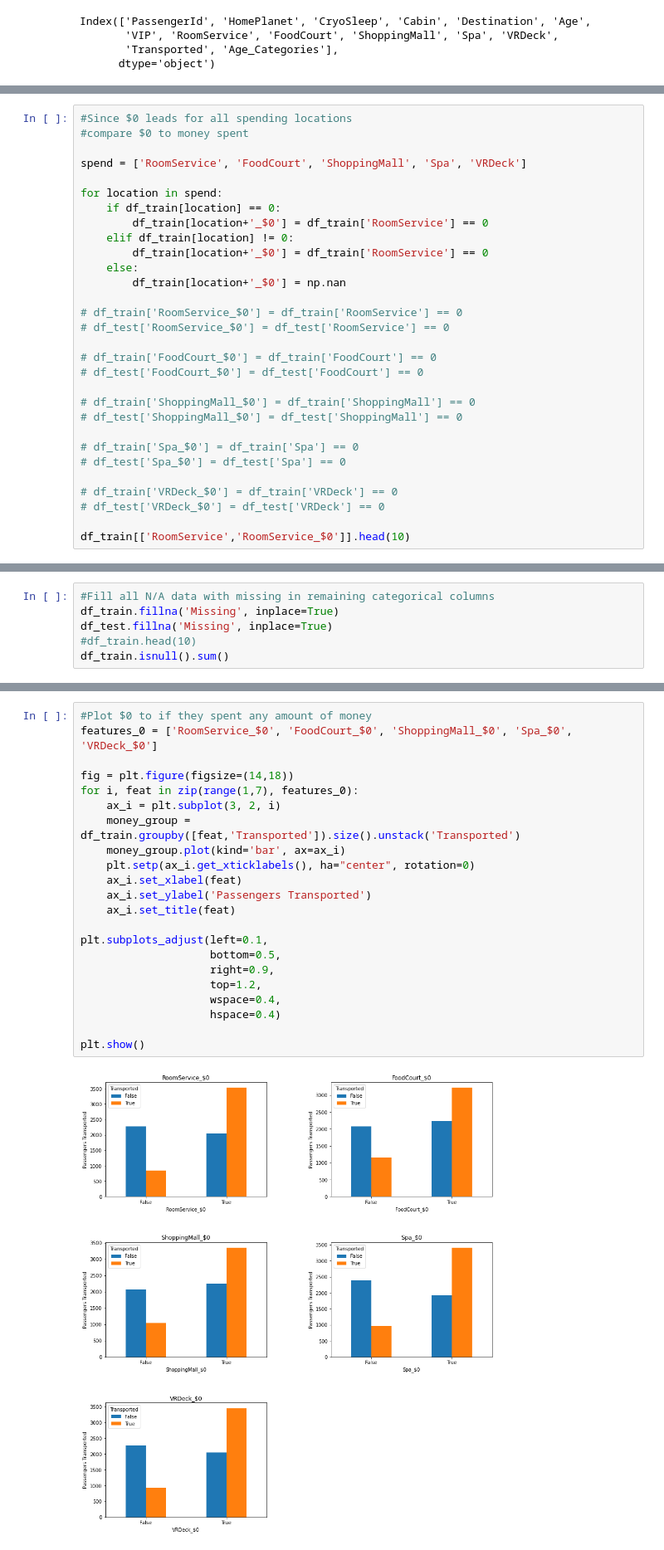
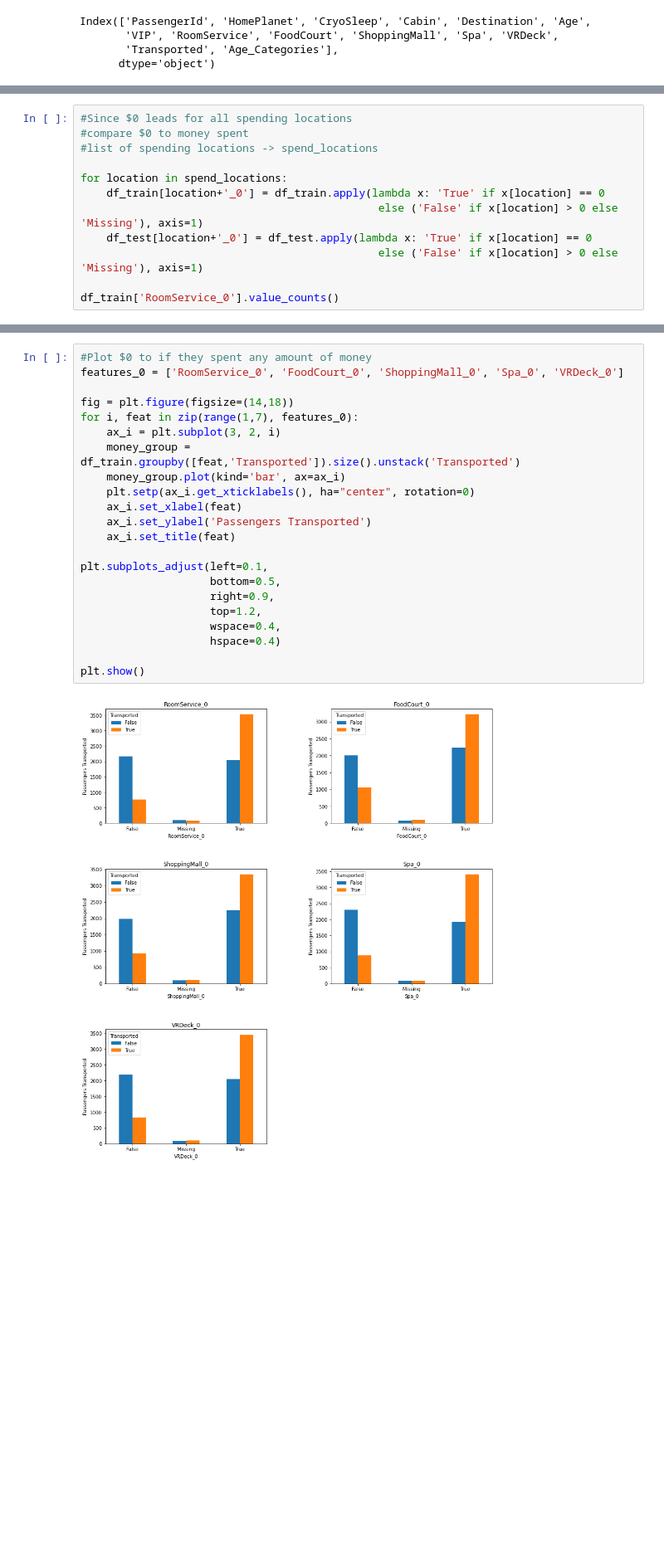
Before and after one commit to lynnmench/Spaceship_Titanic_Kaggle, a Jupyter notebook: Data_Clean_Analyze_SpaceshipTitanic.ipynb, the cells around one changed output, grey strips where cells are left out. Shown at 83% size. Saved outputs shown, nothing was run; the diff lists cells and outputs as text; blank space fills up the shorter version.

```diff
--- a/Data_Clean_Analyze_SpaceshipTitanic.ipynb
+++ b/Data_Clean_Analyze_SpaceshipTitanic.ipynb
@@ -286,31 +277,13 @@ plt.show()
 # %%
 #Since $0 leads for all spending locations
 #compare $0 to money spent
+#list of spending locations -> spend_locations
 
-spend = ['RoomService', 'FoodCourt', 'ShoppingMall', 'Spa', 'VRDeck']
+for location in spend_locations:
+    df_train[location+'_0'] = df_train.apply(lambda x: 'True' if x[location] == 0
+                                              else ('False' if x[location] > 0 else 'Missing'), axis=1)
+    df_test[location+'_0'] = df_test.apply(lambda x: 'True' if x[location] == 0
+                                              else ('False' if x[location] > 0 else 'Missing'), axis=1)
 
-for location in spend:
-    if df_train[location] == 0:
-        df_train[location+'_$0'] = df_train['RoomService'] == 0
-    elif df_train[location] != 0:
-        df_train[location+'_$0'] = df_train['RoomService'] == 0
-    else:
-        df_train[location+'_$0'] = np.nan
-
-# df_train['RoomService_$0'] = df_train['RoomService'] == 0
-# df_test['RoomService_$0'] = df_test['RoomService'] == 0
-
-# df_train['FoodCourt_$0'] = df_train['FoodCourt'] == 0
-# df_test['FoodCourt_$0'] = df_test['FoodCourt'] == 0
-
-# df_train['ShoppingMall_$0'] = df_train['ShoppingMall'] == 0
-# df_test['ShoppingMall_$0'] = df_test['ShoppingMall'] == 0
-
-# df_train['Spa_$0'] = df_train['Spa'] == 0
-# df_test['Spa_$0'] = df_test['Spa'] == 0
-
-# df_train['VRDeck_$0'] = df_train['VRDeck'] == 0
-# df_test['VRDeck_$0'] = df_test['VRDeck'] == 0
-
-df_train[['RoomService','RoomService_$0']].head(10)
+df_train['RoomService_0'].value_counts()
 # %% [output]
@@ -318,6 +293,0 @@ ValueError: The truth value of a Series is ambiguous. Use a.empty, a.bool(), a.i
-# %%
-#Fill all N/A data with missing in remaining categorical columns
-df_train.fillna('Missing', inplace=True)
-df_test.fillna('Missing', inplace=True)
-#df_train.head(10)
-df_train.isnull().sum()
@@ -345,24 +294,24 @@ dtype: int64
 # %%
 #Plot $0 to if they spent any amount of money
-features_0 = ['RoomService_$0', 'FoodCourt_$0', 'ShoppingMall_$0', 'Spa_$0', 'VRDeck_$0']
+features_0 = ['RoomService_0', 'FoodCourt_0', 'ShoppingMall_0', 'Spa_0', 'VRDeck_0']
 
 fig = plt.figure(figsize=(14,18))
 for i, feat in zip(range(1,7), features_0):
     ax_i = plt.subplot(3, 2, i)
     money_group = df_train.groupby([feat,'Transported']).size().unstack('Transported')
     money_group.plot(kind='bar', ax=ax_i)
     plt.setp(ax_i.get_xticklabels(), ha="center", rotation=0)
     ax_i.set_xlabel(feat)
     ax_i.set_ylabel('Passengers Transported')
     ax_i.set_title(feat)
 
 plt.subplots_adjust(left=0.1,
                     bottom=0.5,
                     right=0.9,
                     top=1.2,
                     wspace=0.4,
                     hspace=0.4)
 
 plt.show()
 # %% [output]
-[figure, old version]
+[figure, new version]
```
Also changed, not shown: parts of 18 cells of this notebook, 3 other files.
